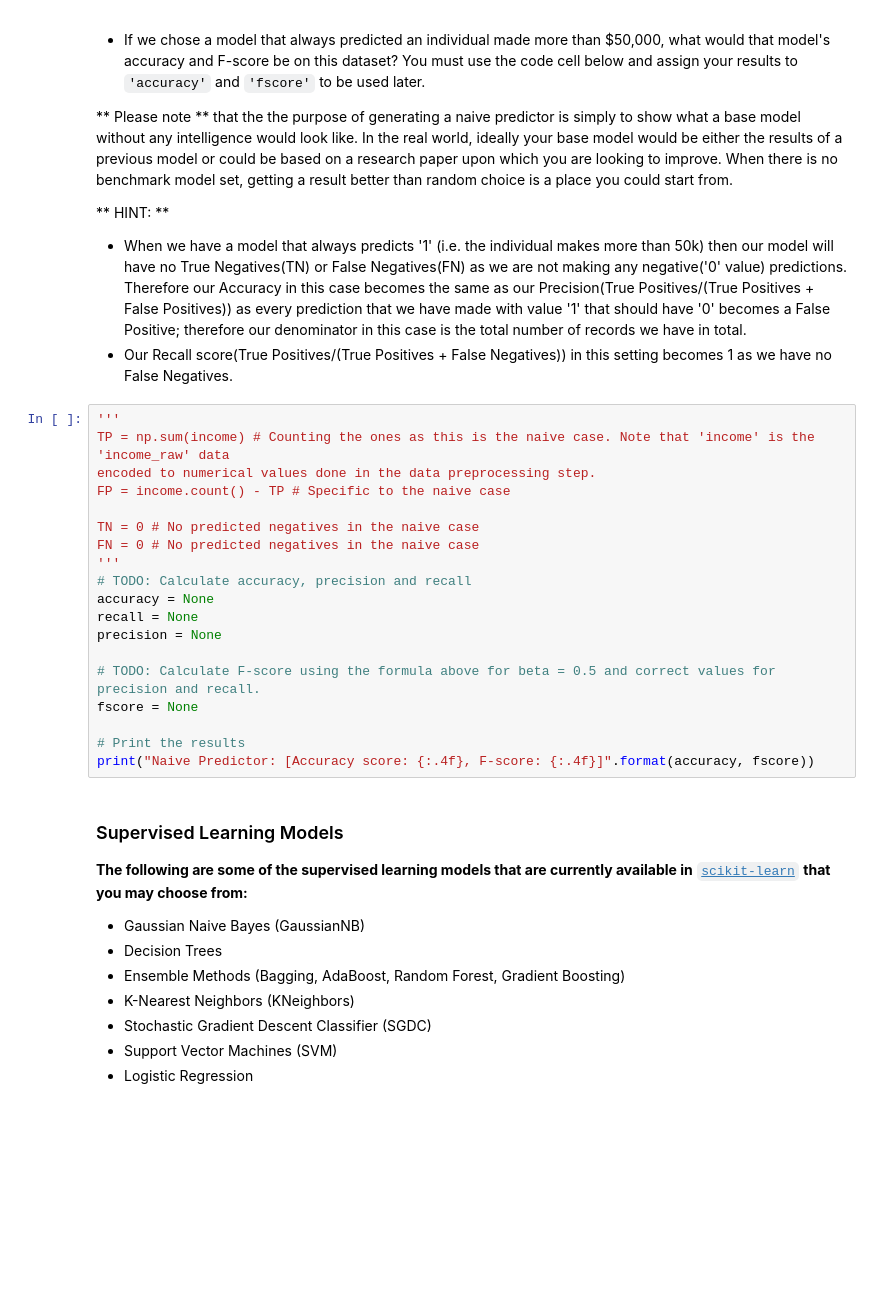
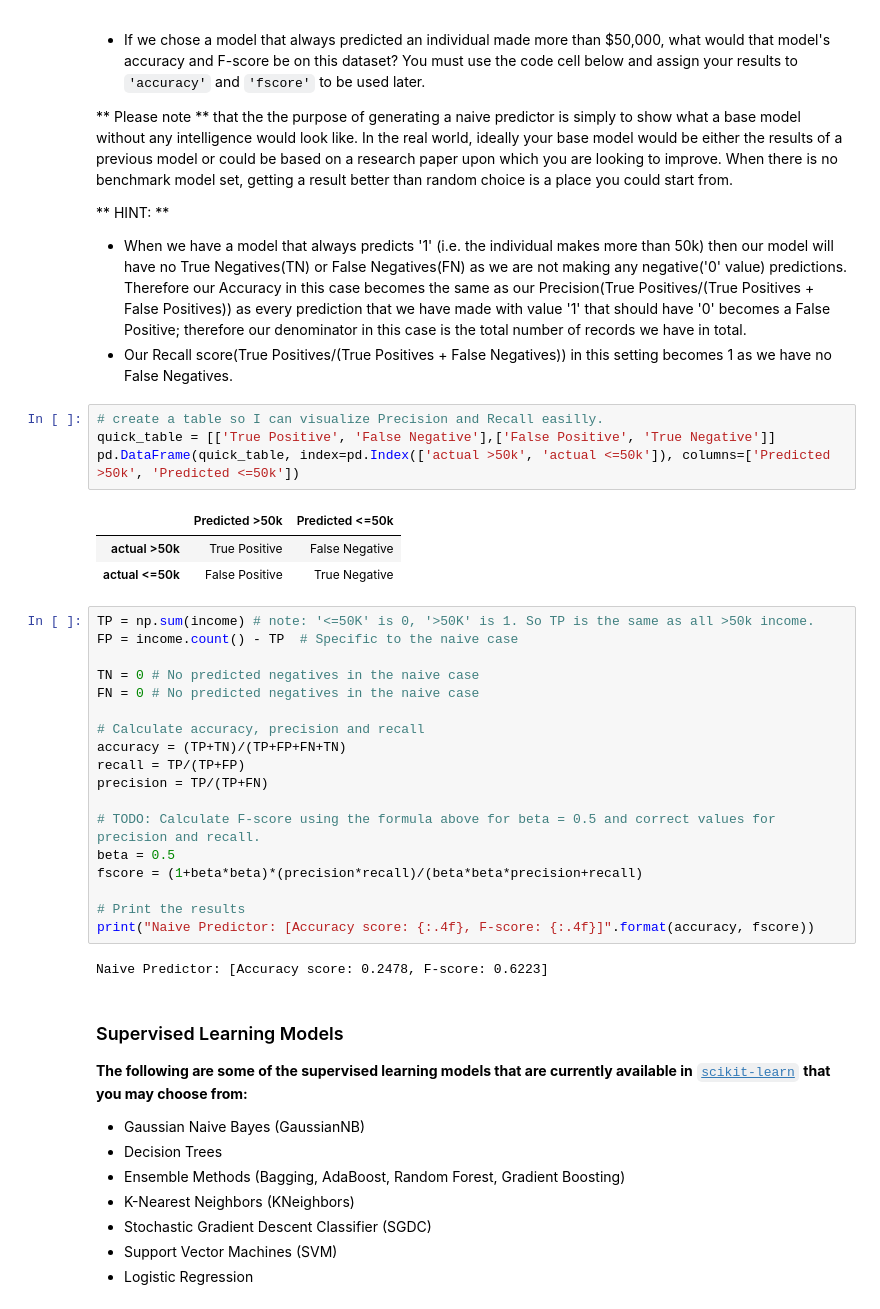
Before and after one commit to hkawanishi/cd0025-supervised-learning, a Jupyter notebook: finding_donors/finding_donors.ipynb, the cells around one changed output. Drawn from its saved outputs; the diff is of its cells as text; blank space fills up the shorter version.

Commit message:
calculated naive predictor performance

```diff
--- a/finding_donors/finding_donors.ipynb
+++ b/finding_donors/finding_donors.ipynb
@@ -253,25 +258,34 @@ For classification problems that are skewed in their classification distribution
 
 * When we have a model that always predicts '1' (i.e. the individual makes more than 50k) then our model will have no True Negatives(TN) or False Negatives(FN) as we are not making any negative('0' value) predictions. Therefore our Accuracy in this case becomes the same as our Precision(True Positives/(True Positives + False Positives)) as every prediction that we have made with value '1' that should have '0' becomes a False Positive; therefore our denominator in this case is the total number of records we have in total.
 * Our Recall score(True Positives/(True Positives + False Negatives)) in this setting becomes 1 as we have no False Negatives.
+# %%
+# create a table so I can visualize Precision and Recall easilly.
+quick_table = [['True Positive', 'False Negative'],['False Positive', 'True Negative']]
+pd.DataFrame(quick_table, index=pd.Index(['actual >50k', 'actual <=50k']), columns=['Predicted >50k', 'Predicted <=50k'])
+# %% [output]
+|  | Predicted >50k | Predicted <=50k |
+| actual >50k | True Positive | False Negative |
+| actual <=50k | False Positive | True Negative |
 # %%
-'''
-TP = np.sum(income) # Counting the ones as this is the naive case. Note that 'income' is the 'income_raw' data
-encoded to numerical values done in the data preprocessing step.
-FP = income.count() - TP # Specific to the naive case
+TP = np.sum(income) # note: '<=50K' is 0, '>50K' is 1. So TP is the same as all >50k income.
+FP = income.count() - TP  # Specific to the naive case
 
 TN = 0 # No predicted negatives in the naive case
 FN = 0 # No predicted negatives in the naive case
-'''
-# TODO: Calculate accuracy, precision and recall
-accuracy = None
-recall = None
-precision = None
+
+# Calculate accuracy, precision and recall
+accuracy = (TP+TN)/(TP+FP+FN+TN)
+recall = TP/(TP+FP)
+precision = TP/(TP+FN)
 
 # TODO: Calculate F-score using the formula above for beta = 0.5 and correct values for precision and recall.
-fscore = None
+beta = 0.5
+fscore = (1+beta*beta)*(precision*recall)/(beta*beta*precision+recall)
 
 # Print the results
 print("Naive Predictor: [Accuracy score: {:.4f}, F-score: {:.4f}]".format(accuracy, fscore))
+# %% [output]
+Naive Predictor: [Accuracy score: 0.2478, F-score: 0.6223]
 # %% [markdown]
 ###  Supervised Learning Models
 **The following are some of the supervised learning models that are currently available in** [`scikit-learn`](http://scikit-learn.org/stable/supervised_learning.html) **that you may choose from:**
```
Also changed, not shown: parts of 2 cells of this notebook.
